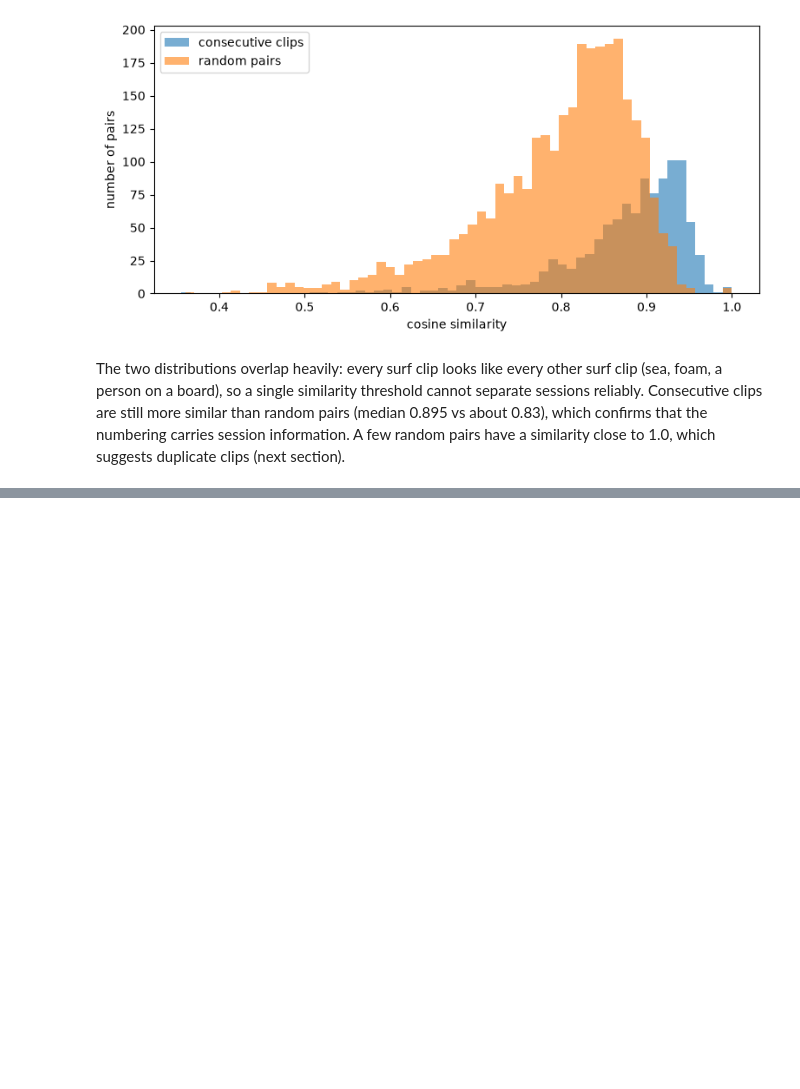
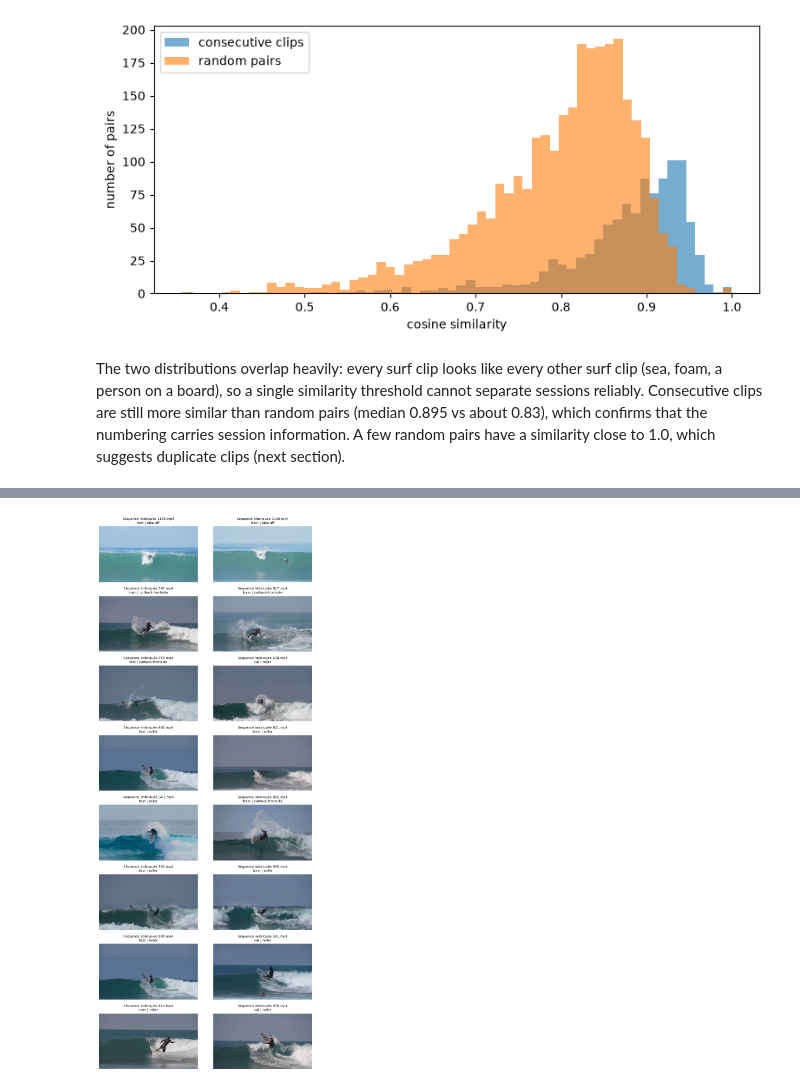
Before and after one commit to fabriciogmaraes/surf-maneuver-recognition, a Jupyter notebook: notebooks/02_session_split.ipynb, the cells around one changed output, grey strips where cells are left out. Saved outputs shown, nothing was run; the diff lists cells and outputs as text; code cells hidden in the pictures; blank space fills up the shorter version.

```diff
--- a/notebooks/02_session_split.ipynb
+++ b/notebooks/02_session_split.ipynb
@@ -136,0 +244,5 @@ A few random pairs have a similarity close to 1.0, which suggests duplicate clip
+# %%
+# Bottom of the borderline range: pairs just above 0.96 decide the final threshold
+show_pairs(borderline.tail(8))
+# %% [output]
+[figure, added]
```
Also changed, not shown: parts of 18 cells of this notebook.
